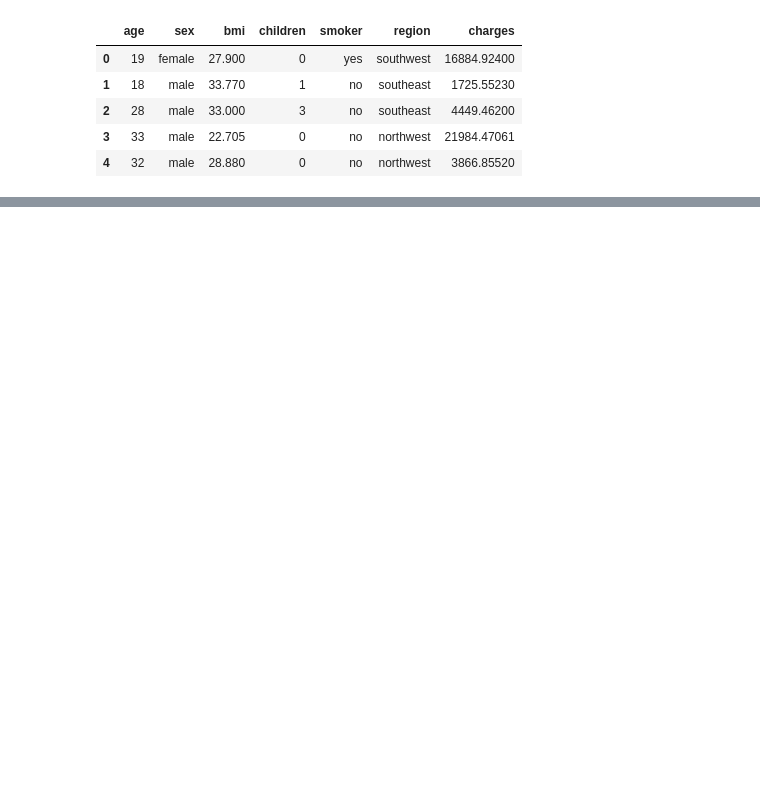
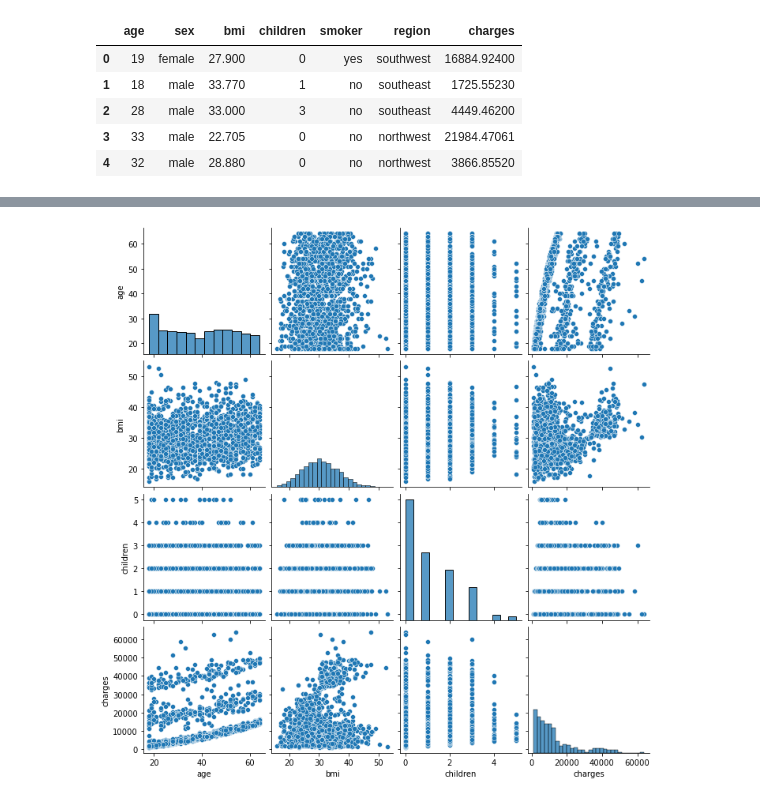
Before and after one commit to Bruno-Santana-Eco/Prediction-Price-Health, a Jupyter notebook: Prediction.ipynb, the cells around one changed output, grey strips where cells are left out. Saved outputs shown, nothing was run; the diff lists cells and outputs as text; code cells hidden in the pictures; blank space fills up the shorter version.

```diff
--- a/Prediction.ipynb
+++ b/Prediction.ipynb
@@ -23,0 +98,4 @@ Hello
+# %%
+sns.pairplot( Base_Dados );
+# %% [output]
+[figure, added]
```
Also changed, not shown: parts of 23 cells of this notebook, 1 other file.
